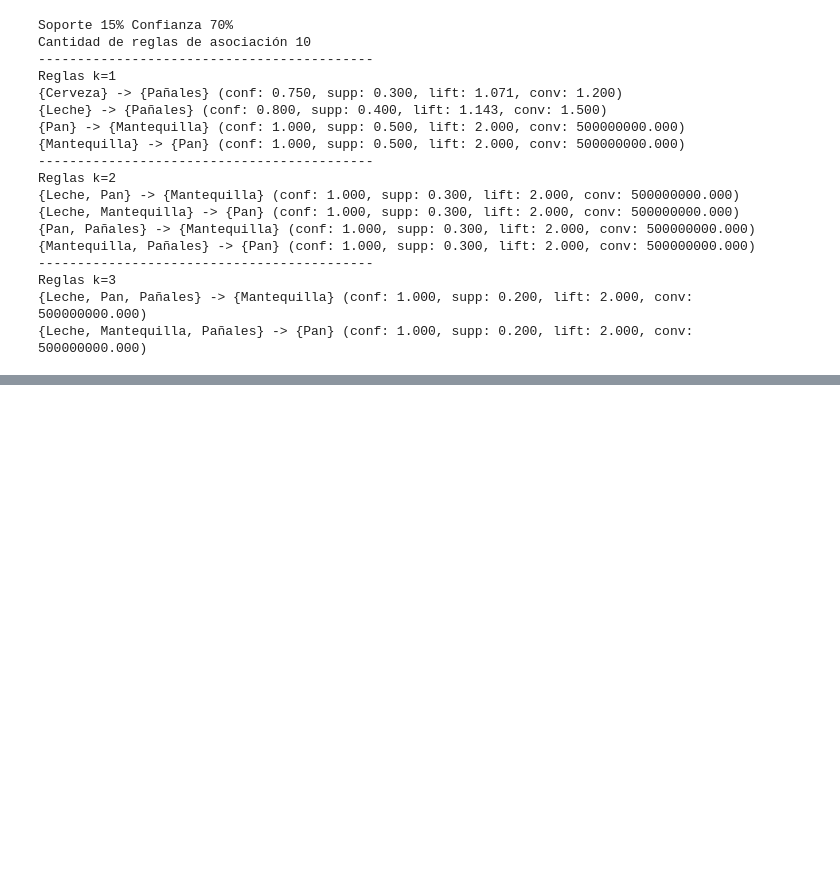
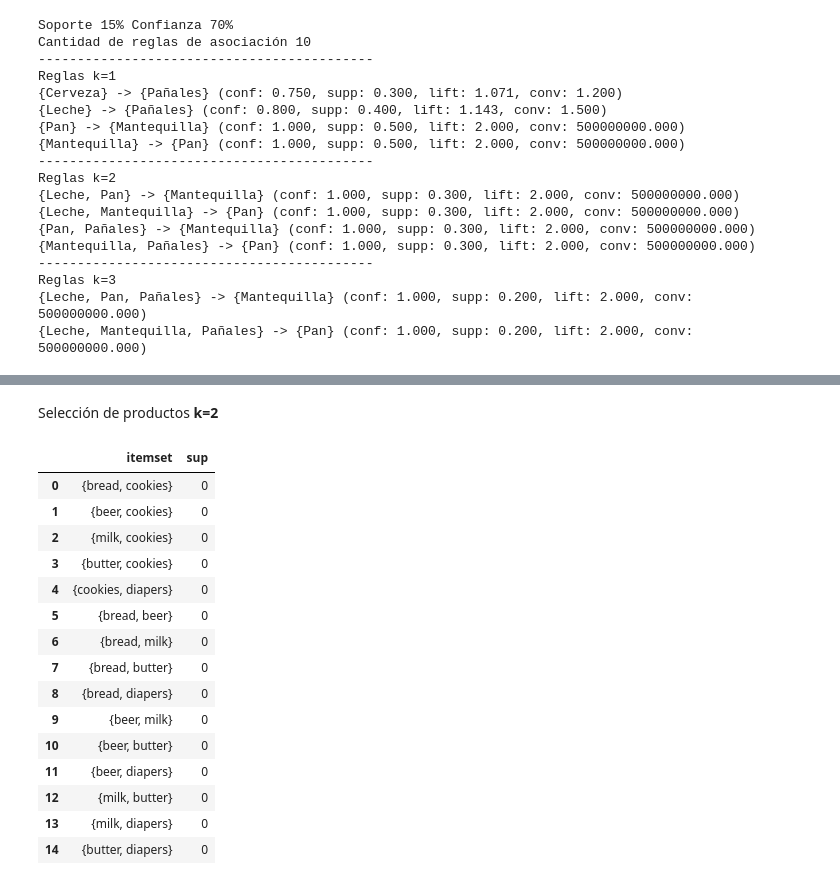
Before and after one commit to jcarvajalri/MineriaDatosUN, a Jupyter notebook: Taller_Asociación_MD.ipynb, the cells around one changed output, grey strips where cells are left out. Cells and saved outputs as stored; diff of their text form; code cells hidden in the pictures; blank space fills up the shorter version.

```diff
--- a/Taller_Asociación_MD.ipynb
+++ b/Taller_Asociación_MD.ipynb
@@ -237,0 +280,4 @@ Reglas k=3
+# %%
+# Se crea un Dataframe con los cantidatos k=1
+candidate1_df = pd.DataFrame(count_unique, columns=["itemset", "sup"])
+candidate1_df
@@ -237,0 +292,10 @@ Reglas k=3
+# %%
+#Creación de function que se lecciona la Frecuencia del itemSet (L1)
+def filter_sup(candidate):
+    minimum_sup = 2
+    filtering = candidate['sup'] > minimum_sup
+    freq = candidate[filtering]
+    return freq
+# %%
+freq_itemset1 = filter_sup(candidate1_df)
+freq_itemset1
@@ -237,0 +310,44 @@ Reglas k=3
+# %% [markdown]
+Selección de productos **k=2**
+# %%
+#Se define la función Creación de K=2 , grupos de 2 ingredientes
+def self_join(prev_freq_itemset):
+    self_join_candidate = []
+    for i in range(len(prev_freq_itemset['itemset'])):
+        for j in range((i+1), len(prev_freq_itemset['itemset'])):
+            itemset_i = prev_freq_itemset['itemset'][i]
+            itemset_j = prev_freq_itemset['itemset'][j]
+            if (type(itemset_i) == np.str and type(itemset_j) == np.str): #Nota: En este punto se debe validar con el tipo de dato en este caso son string
+                itemset_i = {itemset_i}
+                itemset_j = {itemset_j}
+            union_candidate = itemset_i.union(itemset_j)
+            if union_candidate not in self_join_candidate:
+                self_join_candidate.append(union_candidate)
+    return self_join_candidate
+# %%
+#Lista de posibles combinaciones de 2 productos
+candidate2_list = self_join(freq_itemset1)
+candidate2_list
+count_candidate2 = []
+#Set the Initial value of Second Count Candidate (C2)
+for i in range(len(candidate2_list)):
+    count_candidate2.append((candidate2_list[i], 0))
+initial_df_candidate = pd.DataFrame(count_candidate2, columns=['itemset', 'sup'])
+initial_df_candidate
+# %% [output]
+|  | itemset | sup |
+| 0 | {bread, cookies} | 0 |
+| 1 | {beer, cookies} | 0 |
+| 2 | {milk, cookies} | 0 |
+| 3 | {butter, cookies} | 0 |
+| 4 | {cookies, diapers} | 0 |
+| 5 | {bread, beer} | 0 |
+| 6 | {bread, milk} | 0 |
+| 7 | {bread, butter} | 0 |
+| 8 | {bread, diapers} | 0 |
+| 9 | {beer, milk} | 0 |
+| 10 | {beer, butter} | 0 |
+| 11 | {beer, diapers} | 0 |
+| 12 | {milk, butter} | 0 |
+| 13 | {milk, diapers} | 0 |
+| 14 | {butter, diapers} | 0 |
```
Also changed, not shown: parts of 41 cells of this notebook.
